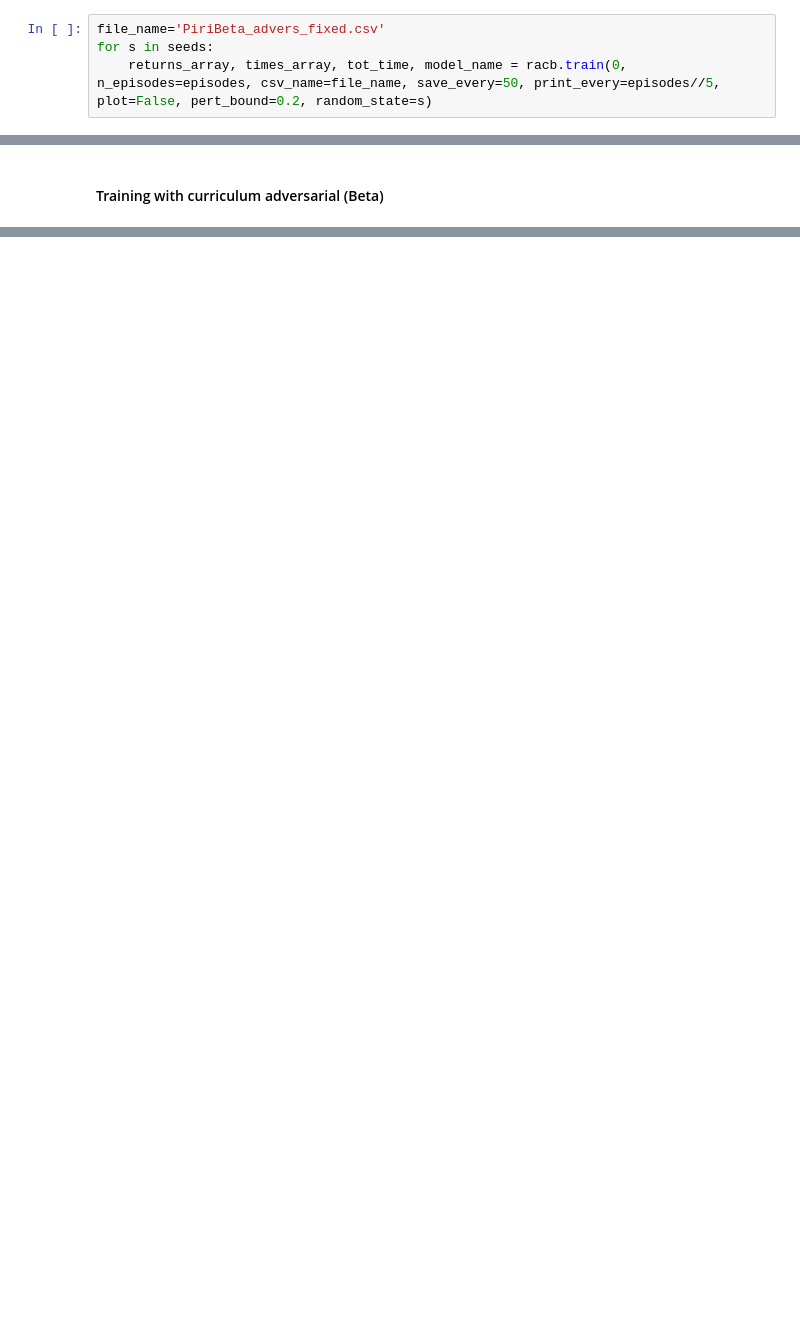
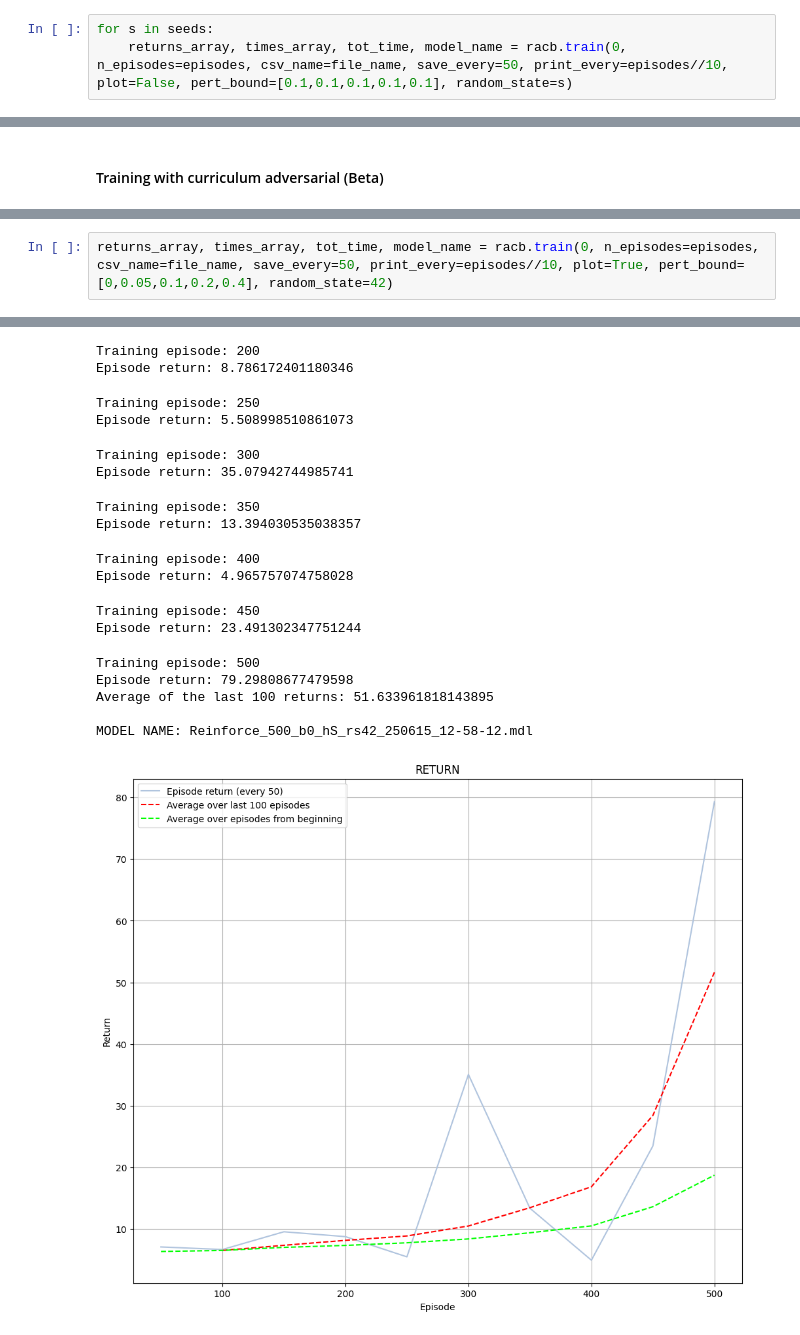
Before and after one commit to MaddalenaGhiotti/ReinforcementLearningProject, a Jupyter notebook: Maddalena/Piri_toRun.ipynb, the cells around one changed output, grey strips where cells are left out. Cells and saved outputs as stored; diff of their text form; blank space fills up the shorter version.

```diff
--- a/Maddalena/Piri_toRun.ipynb
+++ b/Maddalena/Piri_toRun.ipynb
@@ -22,4 +121,3 @@ for s in seeds:
 # %%
-file_name='PiriBeta_advers_fixed.csv'
 for s in seeds:
-    returns_array, times_array, tot_time, model_name = racb.train(0, n_episodes=episodes, csv_name=file_name, save_every=50, print_every=episodes//5, plot=False, pert_bound=0.2, random_state=s)
+    returns_array, times_array, tot_time, model_name = racb.train(0, n_episodes=episodes, csv_name=file_name, save_every=50, print_every=episodes//10, plot=False, pert_bound=[0.1,0.1,0.1,0.1,0.1], random_state=s)
@@ -27,0 +155,3 @@ for s in seeds:
+# %%
+returns_array, times_array, tot_time, model_name = racb.train(0, n_episodes=episodes, csv_name=file_name, save_every=50, print_every=episodes//10, plot=True, pert_bound=[0,0.05,0.1,0.2,0.4], random_state=42)
+# %% [output]
@@ -27,0 +168,18 @@ for s in seeds:
+Training episode: 200
+Episode return: 8.786172401180346
+Training episode: 250
+Episode return: 5.508998510861073
+Training episode: 300
+Episode return: 35.07942744985741
+Training episode: 350
+Episode return: 13.394030535038357
+Training episode: 400
+Episode return: 4.965757074758028
+Training episode: 450
+Episode return: 23.491302347751244
+Training episode: 500
+Episode return: 79.29808677479598
+Average of the last 100 returns: 51.633961818143895
+
+MODEL NAME: Reinforce_500_b0_hS_rs42_250615_12-58-12.mdl
+[figure, added]
```
Also changed, not shown: parts of 10 cells of this notebook, 7 other files.
